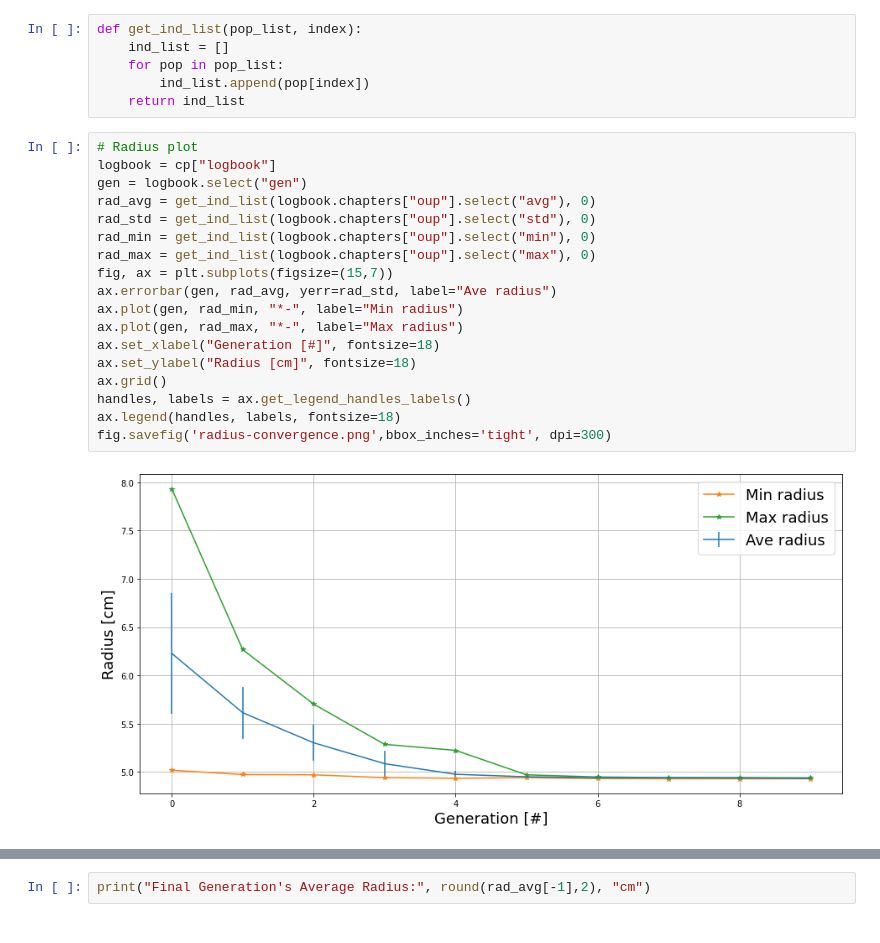
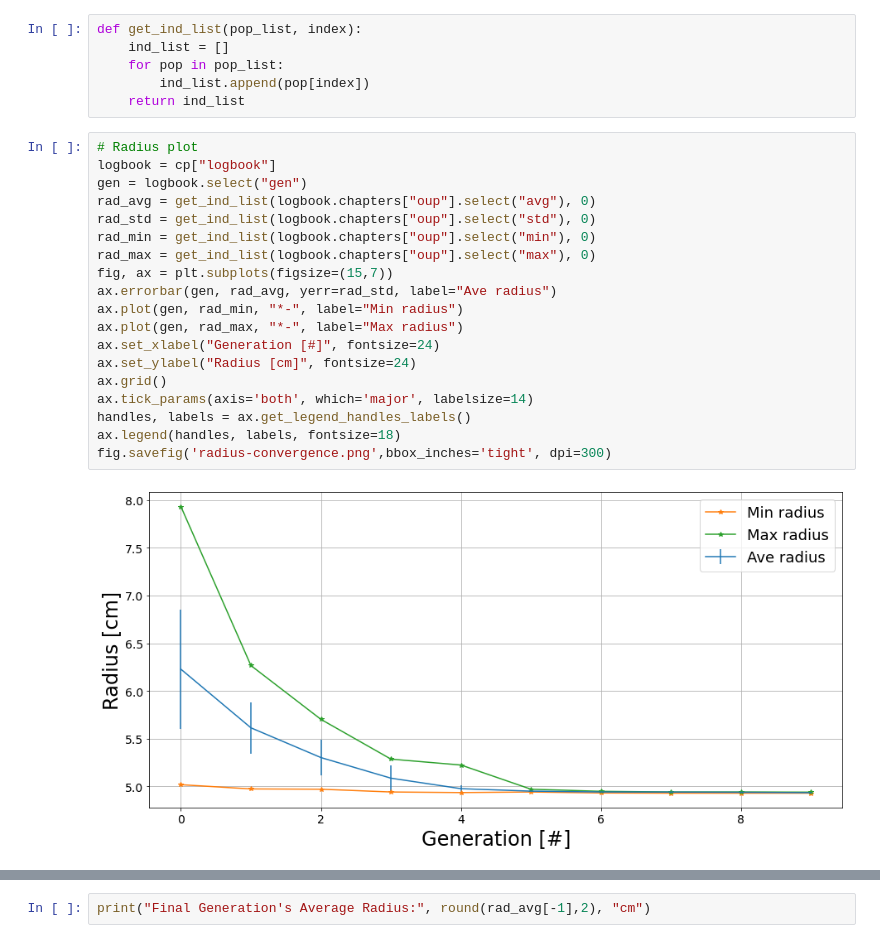
Before and after one commit to arfc/rollo, a Jupyter notebook: examples/critical-sphere/critical_sphere_results_analysis.ipynb, the cells around one changed output, grey strips where cells are left out. Cells and saved outputs as stored; diff of their text form.

```diff
--- a/examples/critical-sphere/critical_sphere_results_analysis.ipynb
+++ b/examples/critical-sphere/critical_sphere_results_analysis.ipynb
@@ -134,20 +134,21 @@ def get_ind_list(pop_list, index):
 # %%
 # Radius plot
 logbook = cp["logbook"]
 gen = logbook.select("gen")
 rad_avg = get_ind_list(logbook.chapters["oup"].select("avg"), 0)
 rad_std = get_ind_list(logbook.chapters["oup"].select("std"), 0)
 rad_min = get_ind_list(logbook.chapters["oup"].select("min"), 0)
 rad_max = get_ind_list(logbook.chapters["oup"].select("max"), 0)
 fig, ax = plt.subplots(figsize=(15,7))
 ax.errorbar(gen, rad_avg, yerr=rad_std, label="Ave radius")
 ax.plot(gen, rad_min, "*-", label="Min radius")
 ax.plot(gen, rad_max, "*-", label="Max radius")
-ax.set_xlabel("Generation [#]", fontsize=18)
-ax.set_ylabel("Radius [cm]", fontsize=18)
+ax.set_xlabel("Generation [#]", fontsize=24)
+ax.set_ylabel("Radius [cm]", fontsize=24)
 ax.grid()
+ax.tick_params(axis='both', which='major', labelsize=14)
 handles, labels = ax.get_legend_handles_labels()
 ax.legend(handles, labels, fontsize=18)
 fig.savefig('radius-convergence.png',bbox_inches='tight', dpi=300)
 # %% [output]
-[figure, old version]
+[figure, new version]
```
Also changed, not shown: parts of 1 cell of this notebook, 1 other file.
